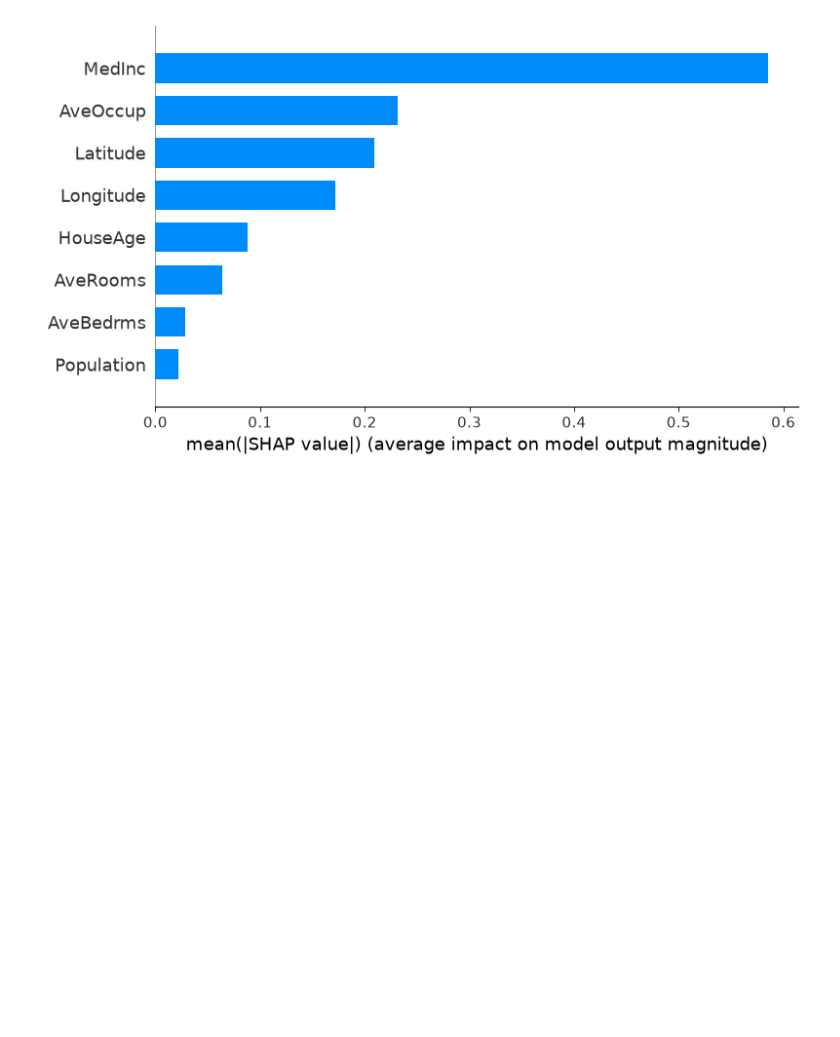
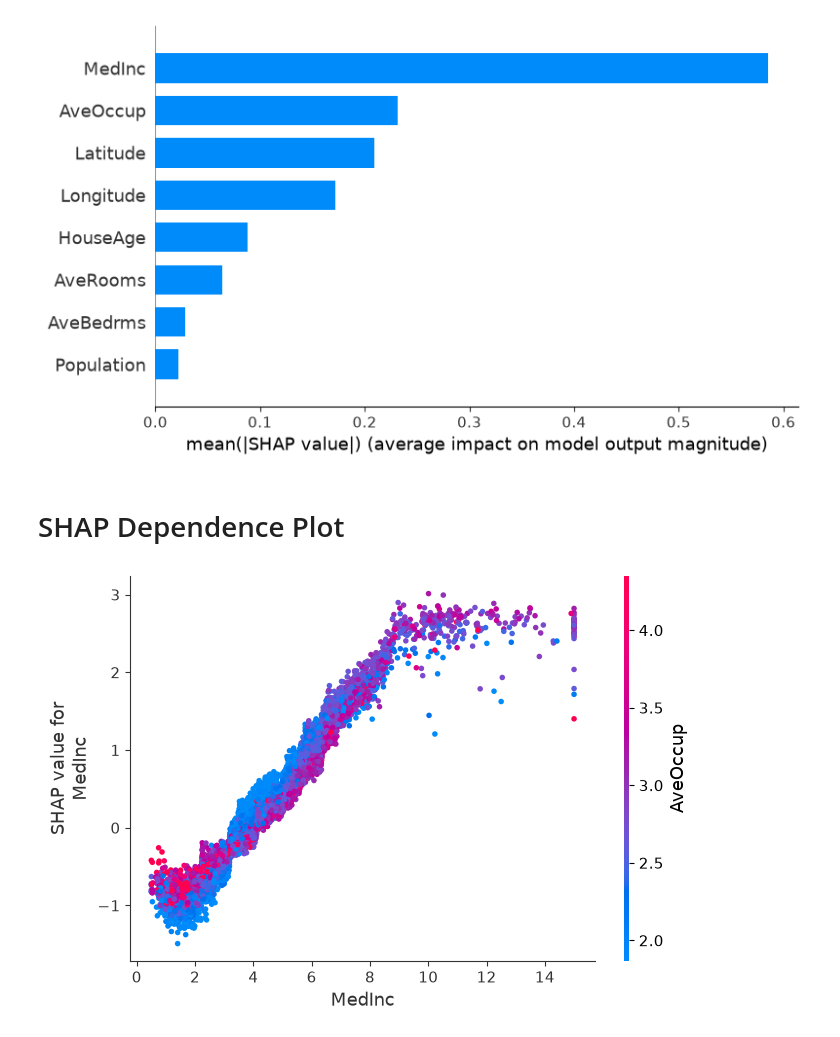
Before and after one commit to shy942/ML-exploration, a Jupyter notebook: notebooks/11_Explainable_AI.ipynb, the cells around one changed output. Cells and saved outputs as stored; diff of their text form; code cells hidden in the pictures; blank space fills up the shorter version.

```diff
--- a/notebooks/11_Explainable_AI.ipynb
+++ b/notebooks/11_Explainable_AI.ipynb
@@ -143,3 +145,9 @@ shap.summary_plot(shap_values, X_test)
 shap.summary_plot(shap_values, X_test, plot_type = "bar")
 # %% [output]
 [figure]
+# %% [markdown]
+# SHAP Dependence Plot
+# %%
+shap.dependence_plot("MedInc", shap_values, X_test)
+# %% [output]
+[figure, added]
```
Also changed, not shown: parts of 13 cells of this notebook, 1 other file.
